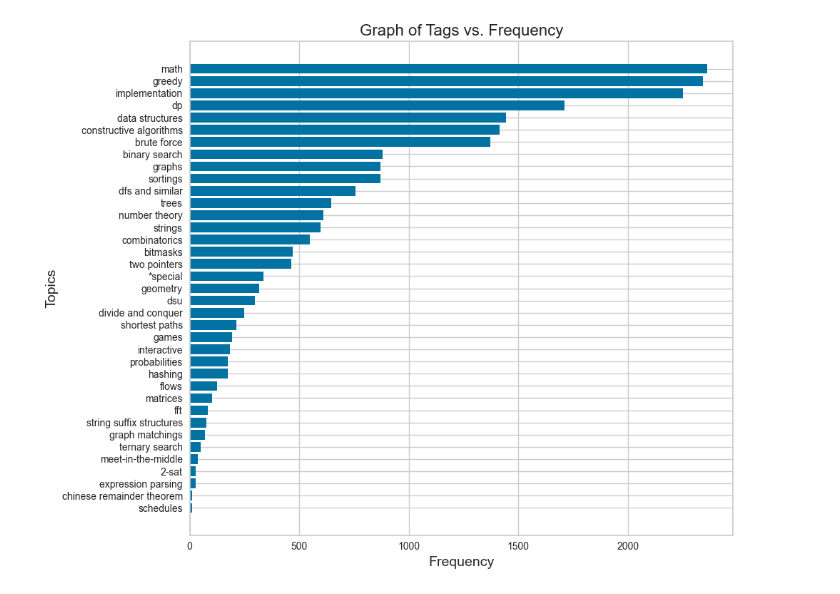
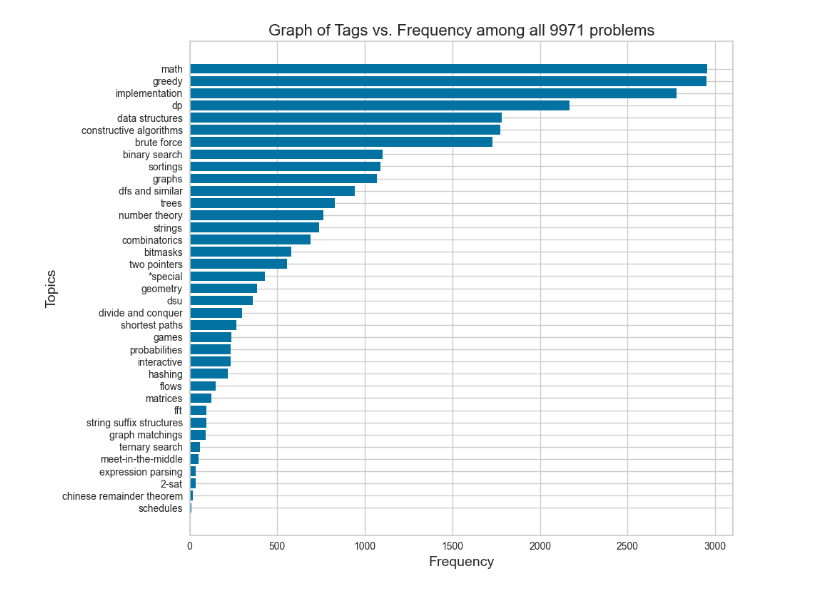
Before and after one commit to mysh212/algorithm-predictor, a Jupyter notebook: lib/data_observation.ipynb, the cells around one changed output. Cells and saved outputs as stored; diff of their text form; code cells hidden in the pictures.

```diff
--- a/lib/data_observation.ipynb
+++ b/lib/data_observation.ipynb
@@ -11,6 +5,6 @@ from pycaret.classification import *
 import matplotlib.pyplot as plt
 # %%
-data = pd.read_csv('../data/train_data.csv')
+data = pd.read_csv('../data/result.csv')
 data['tags'] = data['tags'].apply(ast.literal_eval)
 mlb = MultiLabelBinarizer()
 tags_binarized = mlb.fit_transform(data['tags'])
@@ -23,13 +17,13 @@ tag_cnt = sorted(tag_cnt, key=lambda x : -x[1])
 # %%
 labels, values = zip(*tag_cnt)
 
 plt.figure(figsize=(10, 8))
 plt.barh(labels, values)
-plt.title('Graph of Tags vs. Frequency', fontsize=16)
+plt.title(f'Graph of Tags vs. Frequency among all {data.shape[0]} problems', fontsize=16)
 plt.xlabel('Frequency', fontsize=14)
 plt.ylabel('Topics', fontsize=14)
 plt.gca().invert_yaxis()
 plt.tight_layout()
 plt.show()
 # %% [output]
-[figure, old version]
+[figure, new version]
```
Also changed, not shown: parts of 3 cells of this notebook, 6 other files.
